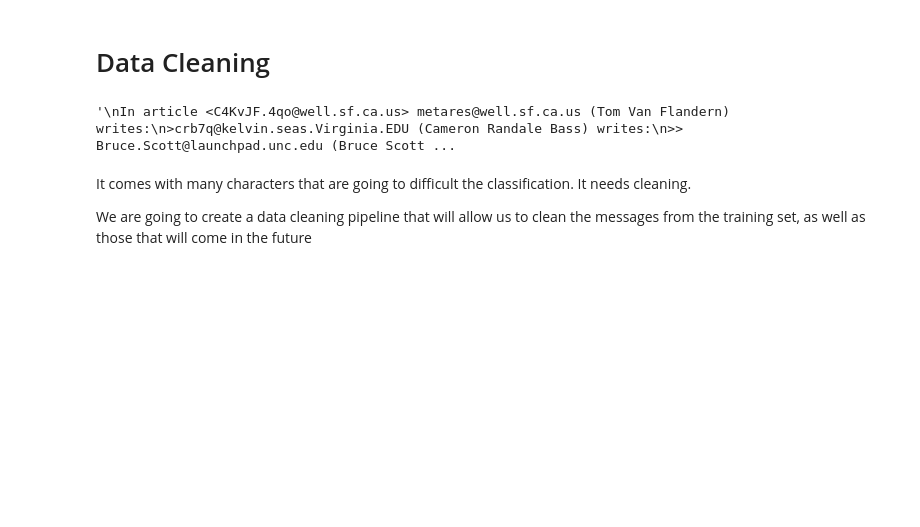
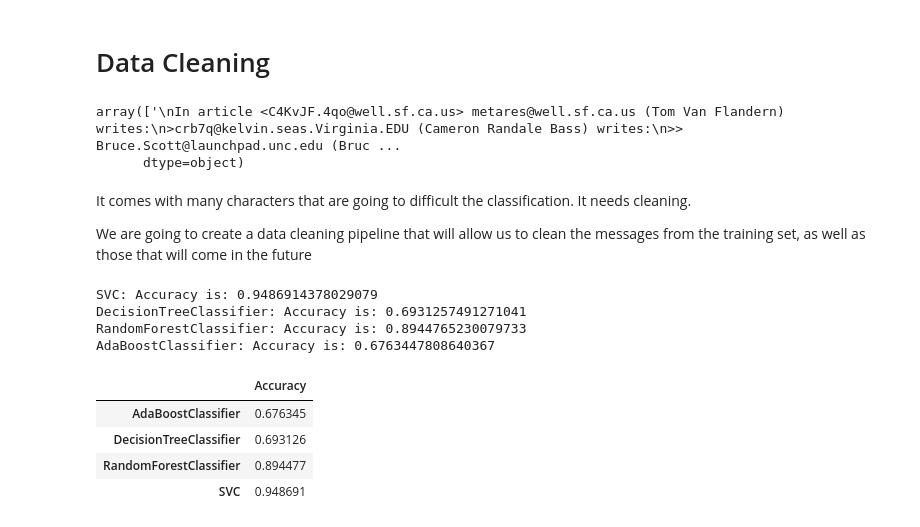
Before and after one commit to camorales197/Message_Classifier, a Jupyter notebook: ANALYSIS.ipynb, the cells around one changed output. Saved outputs shown, nothing was run; the diff lists cells and outputs as text; code cells hidden in the pictures; blank space fills up the shorter version.

```diff
--- a/ANALYSIS.ipynb
+++ b/ANALYSIS.ipynb
@@ -119,10 +114,11 @@ X_train, X_test, y_train, y_test = train_test_split(X, y, test_size=0.2, random_
 # %% [markdown]
 # Data Cleaning
 # %%
-#Let´s have a look at a text
-X_train[0]
+#Let´s have a look at a raw text
+df_unique["Text"].head(1).values
 # %% [output]
-'\nIn article <C4KvJF.4qo@well.sf.ca.us> metares@well.sf.ca.us (Tom Van Flandern) writes:\n>crb7q@kelvin.seas.Virginia.EDU (Cameron Randale Bass) writes:\n>> Bruce.Scott@launchpad.unc.edu (Bruce Scott ...
+array(['\nIn article <C4KvJF.4qo@well.sf.ca.us> metares@well.sf.ca.us (Tom Van Flandern) writes:\n>crb7q@kelvin.seas.Virginia.EDU (Cameron Randale Bass) writes:\n>> Bruce.Scott@launchpad.unc.edu (Bruc ...
+      dtype=object)
 # %% [markdown]
 It comes with many characters that are going to difficult the classification. It needs cleaning.
 
@@ -151,9 +147,9 @@ class TextPreprocessor(BaseEstimator, TransformerMixin):
         from nltk.tokenize import RegexpTokenizer
         from nltk.stem import WordNetLemmatizer,PorterStemmer
         from nltk.corpus import stopwords
-        from spellchecker import SpellChecker
+        #from spellchecker import SpellChecker #It takes way too long (>1h)
 
-        self.spell = SpellChecker()
+        #self.spell = SpellChecker() #It takes way too long (>1h)
         self.lemmatizer = WordNetLemmatizer()
         self.stemmer = PorterStemmer()
 
@@ -168,8 +164,8 @@ class TextPreprocessor(BaseEstimator, TransformerMixin):
         tokenizer = RegexpTokenizer(r'\w+')
         tokens = tokenizer.tokenize(rem__)
         filtered_words = [w for w in tokens if len(w) > 2 if not w in stopwords.words('english')]
-        corrected_words = [self.spell.correction(w) for w in filtered_words]
-        stem_words = [self.stemmer.stem(w) for w in corrected_words]
+        #corrected_words = [self.spell.correction(w) for w in filtered_words] #It takes way too long (>1h)
+        stem_words = [self.stemmer.stem(w) for w in filtered_words]
         lemma_words = [self.lemmatizer.lemmatize(w) for w in stem_words]
         return " ".join(lemma_words)
 # %%
@@ -178,18 +174,54 @@ class TextPreprocessor(BaseEstimator, TransformerMixin):
 
 pipeline_tranform_data = Pipeline([
         ('Text_Preprocess', TextPreprocessor()),
-        ('TFidVector', TfidfVectorizer(max_features=1000))
+        ('TFidVector', TfidfVectorizer())#max_features=100, ))
     ])
 
-X_train_vector = pd.DataFrame(pipeline_tranform_data.fit_transform(X_train))
-X_test_vector = pd.DataFrame(pipeline_tranform_data.fit_transform(X_test))
+Text_Clean = pipeline_tranform_data.fit_transform(df_unique["Text"])
+# %%
+X = Text_Clean
+y = df_unique["Category"]
+
+X_train, X_test, y_train, y_test = train_test_split(X, y, test_size=0.2, stratify=y)
 # %%
-#A list with all the classifiers to be tested. We are going to implement the models out-of-box
-#Hyperparameters will be fine tune later on
+# A list with all the classifiers to be tested. We are going to implement the models out-of-box
+# Hyperparameters will be fine tune later on
 classifiers_to_test = [
-    SVC(), #max_iter=100, probability=True),
-    GaussianNB(),
+    SVC(),
     DecisionTreeClassifier(),
     RandomForestClassifier(),
     AdaBoostClassifier()
 ]
+
+classifiers_list = []
+scores_list = []
+
+for classifier in classifiers_to_test:
+
+    classifier_name = str(type(classifier)).split(".")[-1][:-2] #Getting the name of the classifier
+    classifiers_list.append(classifier_name)
+
+    score = statistics.mean(
+                cross_val_score(
+                    estimator=classifier,
+                    X=X_train,
+                    y=y_train,
+                    cv=5,
+                    scoring='accuracy'))
+    scores_list.append(score)
+
+    print(f"{classifier_name}: Accuracy is: {score}")
+
+data = {'Accuracy': scores_list}
+models_results = pd.DataFrame(index=classifiers_list, data=data)
+models_results.sort_values(by='Accuracy')
+# %% [output]
+SVC: Accuracy is: 0.9486914378029079
+DecisionTreeClassifier: Accuracy is: 0.6931257491271041
+RandomForestClassifier: Accuracy is: 0.8944765230079733
+AdaBoostClassifier: Accuracy is: 0.6763447808640367
+|  | Accuracy |
+| AdaBoostClassifier | 0.676345 |
+| DecisionTreeClassifier | 0.693126 |
+| RandomForestClassifier | 0.894477 |
+| SVC | 0.948691 |
```
Also changed, not shown: parts of 11 cells of this notebook.
